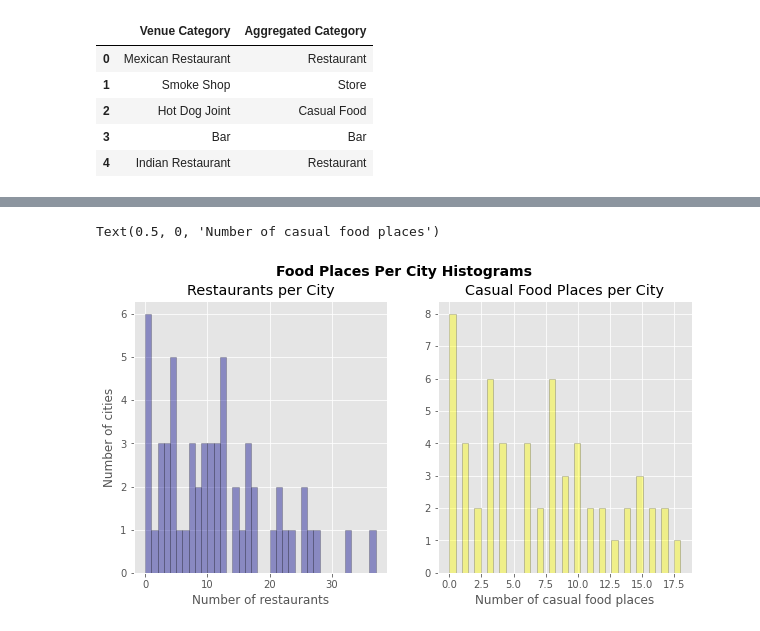
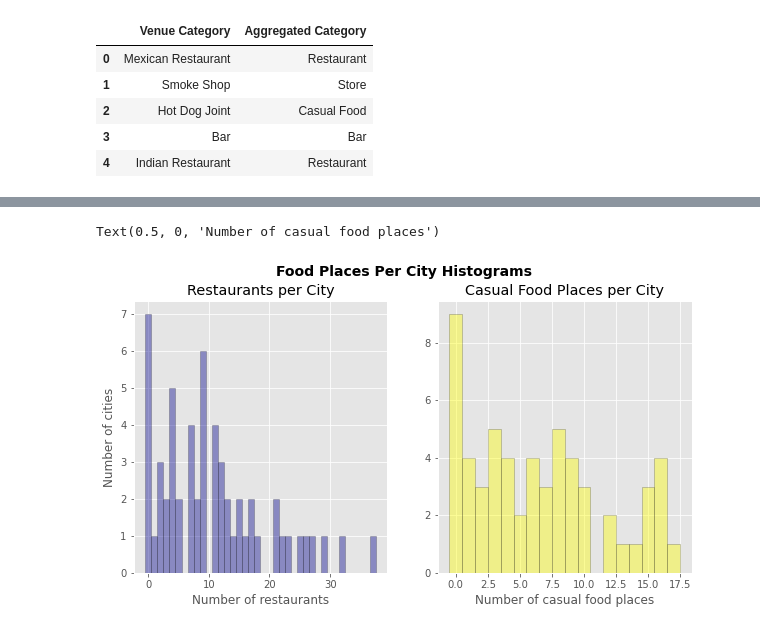
Before and after one commit to jgarcia-garcia/Coursera_Capstone, a Jupyter notebook: Best_Office_Location_SFBayArea.ipynb, the cells around one changed output, grey strips where cells are left out. Drawn from its saved outputs; the diff is of its cells as text; code cells hidden in the pictures.

```diff
--- a/Best_Office_Location_SFBayArea.ipynb
+++ b/Best_Office_Location_SFBayArea.ipynb
@@ -546,25 +546,27 @@ toronto_grouped
 # %%
 # Histogram of restaurants per city
 fig, axes = plt.subplots(1, 2, figsize=(10,5))
 fig.suptitle('Food Places Per City Histograms',fontsize=14, fontweight='bold')
 
+bins0 = np.arange(0, toronto_grouped['Restaurant'].max() + 1.5) - 0.5
 sns.distplot(toronto_grouped['Restaurant'], ax=axes[0],hist=True, kde=False,
-             bins=37, color = 'darkblue',
+             bins=bins0, color = 'darkblue',
              hist_kws={'edgecolor':'black'})
 
 axes[0].set_title('Restaurants per City')
 axes[0].set_xlabel('Number of restaurants')
 axes[0].set_ylabel('Number of cities')
 
+bins1 = np.arange(0, toronto_grouped['Casual Food'].max() + 1.5) - 0.5
 sns.distplot(toronto_grouped['Casual Food'], ax=axes[1], hist=True, kde=False,
-             bins=37, color = 'yellow',
+             bins=bins1, color = 'yellow',
              hist_kws={'edgecolor':'black'})
 
 axes[1].set_title('Casual Food Places per City')
 axes[1].set_xlabel('Number of casual food places')
 # %% [output]
 Text(0.5, 0, 'Number of casual food places')
-[figure, old version]
+[figure, new version]
 # %%
 #Box plots
 fig, axes = plt.subplots(1, 2, figsize=(10,5))
```
Also changed, not shown: parts of 13 cells of this notebook.
